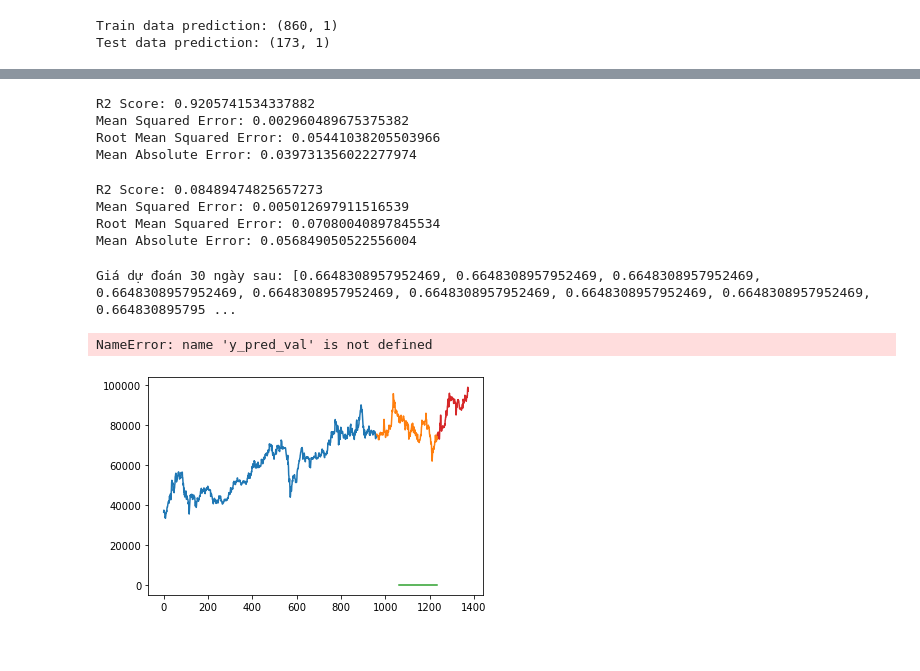
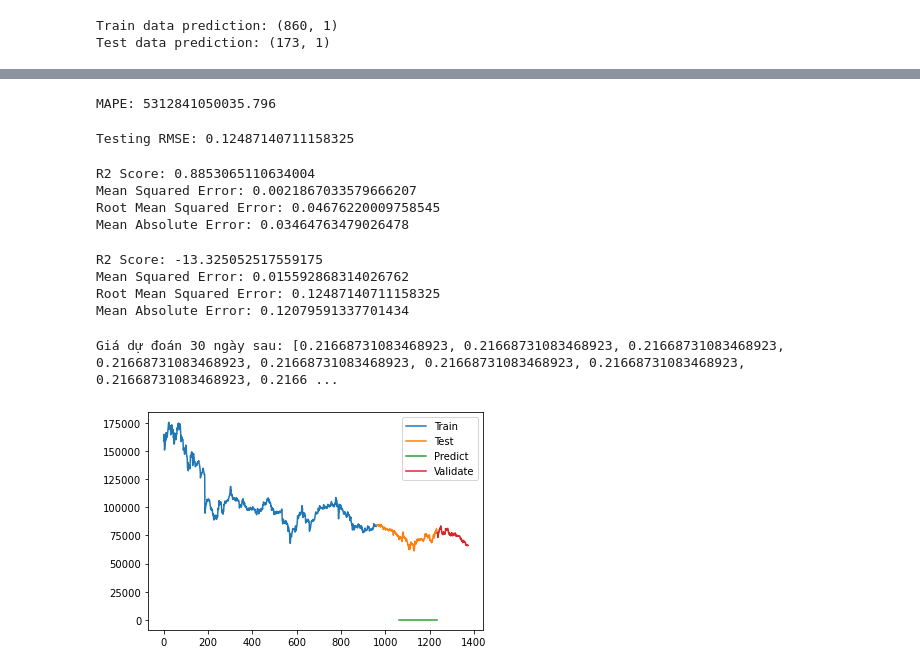
Before and after one commit to phamhuuloc/IS403.N23.HTCL_1, a Jupyter notebook: KNN.ipynb, the cells around one changed output, grey strips where cells are left out. Cells and saved outputs as stored; diff of their text form; code cells hidden in the pictures.

```diff
--- a/KNN.ipynb
+++ b/KNN.ipynb
@@ -10,7 +10,7 @@ from sklearn.metrics import r2_score, mean_squared_error, mean_absolute_error
 from sklearn.neighbors import KNeighborsRegressor
 from sklearn.metrics import confusion_matrix, accuracy_score
 # %%
-df= pd.read_csv("VCB.csv")
+df= pd.read_csv("VNM.csv")
 # %%
 df
 # %% [output]
@@ -180,6 +126,19 @@ Test data MAE:  3731.571676300576
 # %%
 #predict value against test
 y_pred=neighbor.predict(X_test)
+# %%
+from sklearn.metrics import mean_absolute_percentage_error
+
+mape = mean_absolute_percentage_error(ytest, y_pred)
+
+print("MAPE:", mape)
+# %% [output]
+MAPE: 5312841050035.796
+# %%
+test_rmse = np.sqrt(np.mean((y_pred - ytest)**2))
+print('Testing RMSE:', test_rmse)
+# %% [output]
+Testing RMSE: 0.12487140711158325
 # %%
 #evaluate model's performance on train data
 predict = neighbor.predict(X_train)
@@ -192,25 +151,30 @@ print("Mean Squared Error:", mse)
 print("Root Mean Squared Error:", rmse)
 print("Mean Absolute Error:", mae)
 # %% [output]
-R2 Score: 0.9205741534337882
-Mean Squared Error: 0.002960489675375382
-Root Mean Squared Error: 0.05441038205503966
-Mean Absolute Error: 0.039731356022277974
+R2 Score: 0.8853065110634004
+Mean Squared Error: 0.0021867033579666207
+Root Mean Squared Error: 0.04676220009758545
+Mean Absolute Error: 0.03464763479026478
 # %%
 #evaluate model's performance on test data
+from sklearn.metrics import mean_absolute_percentage_error
+
 r2 = r2_score(ytest, y_pred)
 mse = mean_squared_error(ytest, y_pred)
 rmse = mean_squared_error(ytest, y_pred, squared=False)
 mae = mean_absolute_error(ytest, y_pred)
+mape = mean_absolute_percentage_error(ytest, y_pred)
+
 print("R2 Score:", r2)
 print("Mean Squared Error:", mse)
 print("Root Mean Squared Error:", rmse)
 print("Mean Absolute Error:", mae)
+print("MAPE:", mape)
 # %% [output]
-R2 Score: 0.08489474825657273
-Mean Squared Error: 0.005012697911516539
-Root Mean Squared Error: 0.07080040897845534
-Mean Absolute Error: 0.056849050522556004
+R2 Score: -13.325052517559175
+Mean Squared Error: 0.015592868314026762
+Root Mean Squared Error: 0.12487140711158325
+Mean Absolute Error: 0.12079591337701434
 # %%
 def predict_30_days_knn(model, data, time_step):
     x_input = data[-time_step:].reshape(1, -1)  # Lấy dữ liệu cuối cùng để dự đoán
@@ -237,24 +201,20 @@ def predict_30_days_knn(model, data, time_step):
 prediction_knn = predict_30_days_knn(neighbor, test_data, time_step)
 print("Giá dự đoán 30 ngày sau:", prediction_knn)
 # %% [output]
-Giá dự đoán 30 ngày sau: [0.6648308957952469, 0.6648308957952469, 0.6648308957952469, 0.6648308957952469, 0.6648308957952469, 0.6648308957952469, 0.6648308957952469, 0.6648308957952469, 0.664830895795 ...
+Giá dự đoán 30 ngày sau: [0.21668731083468923, 0.21668731083468923, 0.21668731083468923, 0.21668731083468923, 0.21668731083468923, 0.21668731083468923, 0.21668731083468923, 0.21668731083468923, 0.2166 ...
 # %%
 # 14.Vẽ hình
 
 train_data_index = pd.RangeIndex(start=0, stop=train_size, step=1)
 plt.plot(scaler.inverse_transform(train_data))
 test_data_index = pd.RangeIndex(start=train_size, stop=train_size+test_size, step=1)
 plt.plot(test_data_index,scaler.inverse_transform(test_data))
 test_data_index = pd.RangeIndex(start=train_size+101, stop=train_size+test_size, step=1)
 plt.plot(test_data_index,(y_pred))
 val_data_index = pd.RangeIndex(start=train_size+test_size, stop=train_size+test_size+val_size, step=1)
 plt.plot(val_data_index,scaler.inverse_transform(val_data))
-val_data_index = pd.RangeIndex(start=train_size+test_size+101, stop=train_size+test_size+val_size, step=1)
-plt.plot(val_data_index,y_pred_val)
 prediect_data_index = pd.RangeIndex(start=len(df1)-1, stop=len(df1)+29, step=1)
-plt.plot(prediect_data_index,scaler.inverse_transform(lst_output))
 plt.legend(['Train','Test','Predict','Validate','ValidatePred','Predict30days'])
 plt.show()
 # %% [output]
-NameError: name 'y_pred_val' is not defined
-[figure, old version]
+[figure, new version]
```
Also changed, not shown: parts of 9 cells of this notebook, 8 other files.
